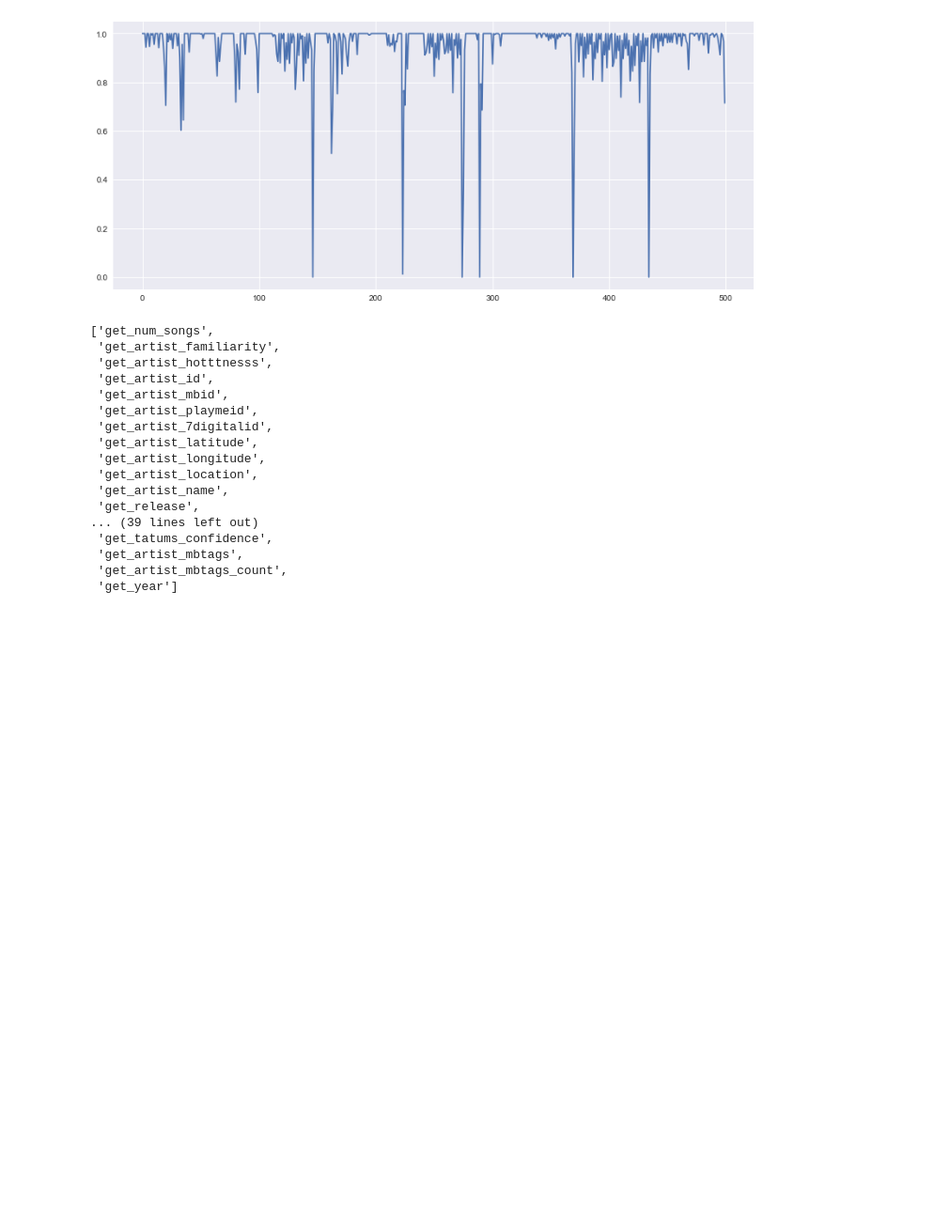
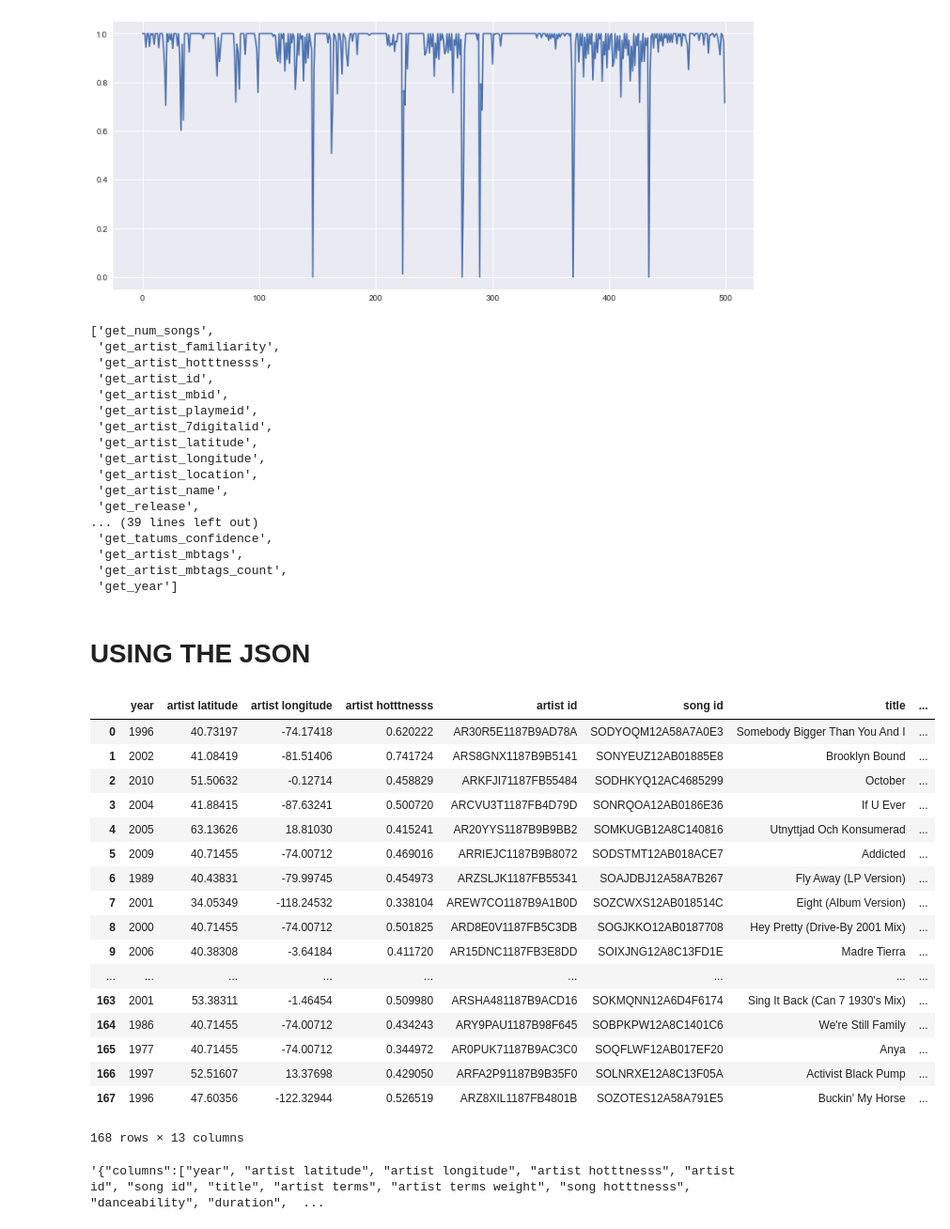
Before and after one commit to Piloumpicou/ADA-Unexpected-Match, a Jupyter notebook: project/MSD_subset.ipynb, the cells around one changed output. Shown at 94% size. Cells and saved outputs as stored; diff of their text form; code cells hidden in the pictures; blank space fills up the shorter version.

```diff
--- a/project/MSD_subset.ipynb
+++ b/project/MSD_subset.ipynb
@@ -733,3 +733,37 @@ all_getters
  'get_artist_mbtags',
  'get_artist_mbtags_count',
  'get_year']
+# %% [markdown]
+# USING THE JSON
+# %%
+import json
+strjson = open('data.json').read()
+strjson = '{"columns":["year", "artist latitude", "artist longitude", "artist hotttnesss", "artist id", "song id", "title", "artist terms", "artist terms weight", "song hotttnesss", "danceability", "duration", "energy"],"data":['+strjson[:-2]+']}'
+json = json.loads(strjson)
+# %%
+data = pd.read_json(strjson,orient='split')
+# %%
+data
+# %% [output]
+|  | year | artist latitude | artist longitude | artist hotttnesss | artist id | song id | title | ... |
+| 0 | 1996 | 40.73197 | -74.17418 | 0.620222 | AR30R5E1187B9AD78A | SODYOQM12A58A7A0E3 | Somebody Bigger Than You And I | ... |
+| 1 | 2002 | 41.08419 | -81.51406 | 0.741724 | ARS8GNX1187B9B5141 | SONYEUZ12AB01885E8 | Brooklyn Bound | ... |
+| 2 | 2010 | 51.50632 | -0.12714 | 0.458829 | ARKFJI71187FB55484 | SODHKYQ12AC4685299 | October | ... |
+| 3 | 2004 | 41.88415 | -87.63241 | 0.500720 | ARCVU3T1187FB4D79D | SONRQOA12AB0186E36 | If U Ever | ... |
+| 4 | 2005 | 63.13626 | 18.81030 | 0.415241 | AR20YYS1187B9B9BB2 | SOMKUGB12A8C140816 | Utnyttjad Och Konsumerad | ... |
+| 5 | 2009 | 40.71455 | -74.00712 | 0.469016 | ARRIEJC1187B9B8072 | SODSTMT12AB018ACE7 | Addicted | ... |
+| 6 | 1989 | 40.43831 | -79.99745 | 0.454973 | ARZSLJK1187FB55341 | SOAJDBJ12A58A7B267 | Fly Away (LP Version) | ... |
+| 7 | 2001 | 34.05349 | -118.24532 | 0.338104 | AREW7CO1187B9A1B0D | SOZCWXS12AB018514C | Eight (Album Version) | ... |
+| 8 | 2000 | 40.71455 | -74.00712 | 0.501825 | ARD8E0V1187FB5C3DB | SOGJKKO12AB0187708 | Hey Pretty (Drive-By 2001 Mix) | ... |
+| 9 | 2006 | 40.38308 | -3.64184 | 0.411720 | AR15DNC1187FB3E8DD | SOIXJNG12A8C13FD1E | Madre Tierra | ... |
+| ... | ... | ... | ... | ... | ... | ... | ... | ... |
+| 163 | 2001 | 53.38311 | -1.46454 | 0.509980 | ARSHA481187B9ACD16 | SOKMQNN12A6D4F6174 | Sing It Back (Can 7 1930's Mix) | ... |
+| 164 | 1986 | 40.71455 | -74.00712 | 0.434243 | ARY9PAU1187B98F645 | SOBPKPW12A8C1401C6 | We're Still Family | ... |
+| 165 | 1977 | 40.71455 | -74.00712 | 0.344972 | AR0PUK71187B9AC3C0 | SOQFLWF12AB017EF20 | Anya | ... |
+| 166 | 1997 | 52.51607 | 13.37698 | 0.429050 | ARFA2P91187B9B35F0 | SOLNRXE12A8C13F05A | Activist Black Pump | ... |
+| 167 | 1996 | 47.60356 | -122.32944 | 0.526519 | ARZ8XIL1187FB4801B | SOZOTES12A58A791E5 | Buckin' My Horse | ... |
+168 rows × 13 columns
+# %%
+strjson
+# %% [output]
+'{"columns":["year", "artist latitude", "artist longitude", "artist hotttnesss", "artist id", "song id", "title", "artist terms", "artist terms weight", "song hotttnesss", "danceability", "duration",  ...
```
Also changed, not shown: 3 other files.
